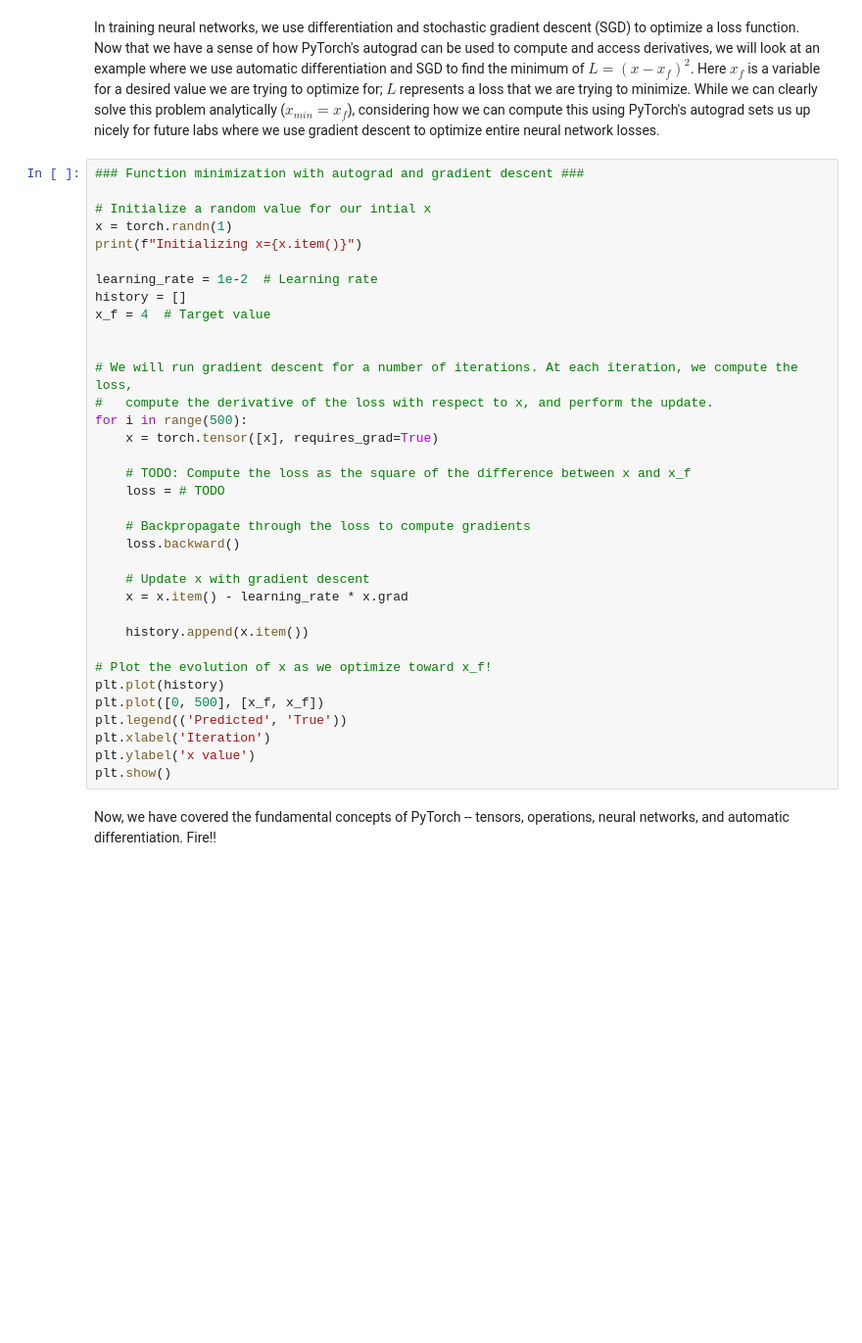
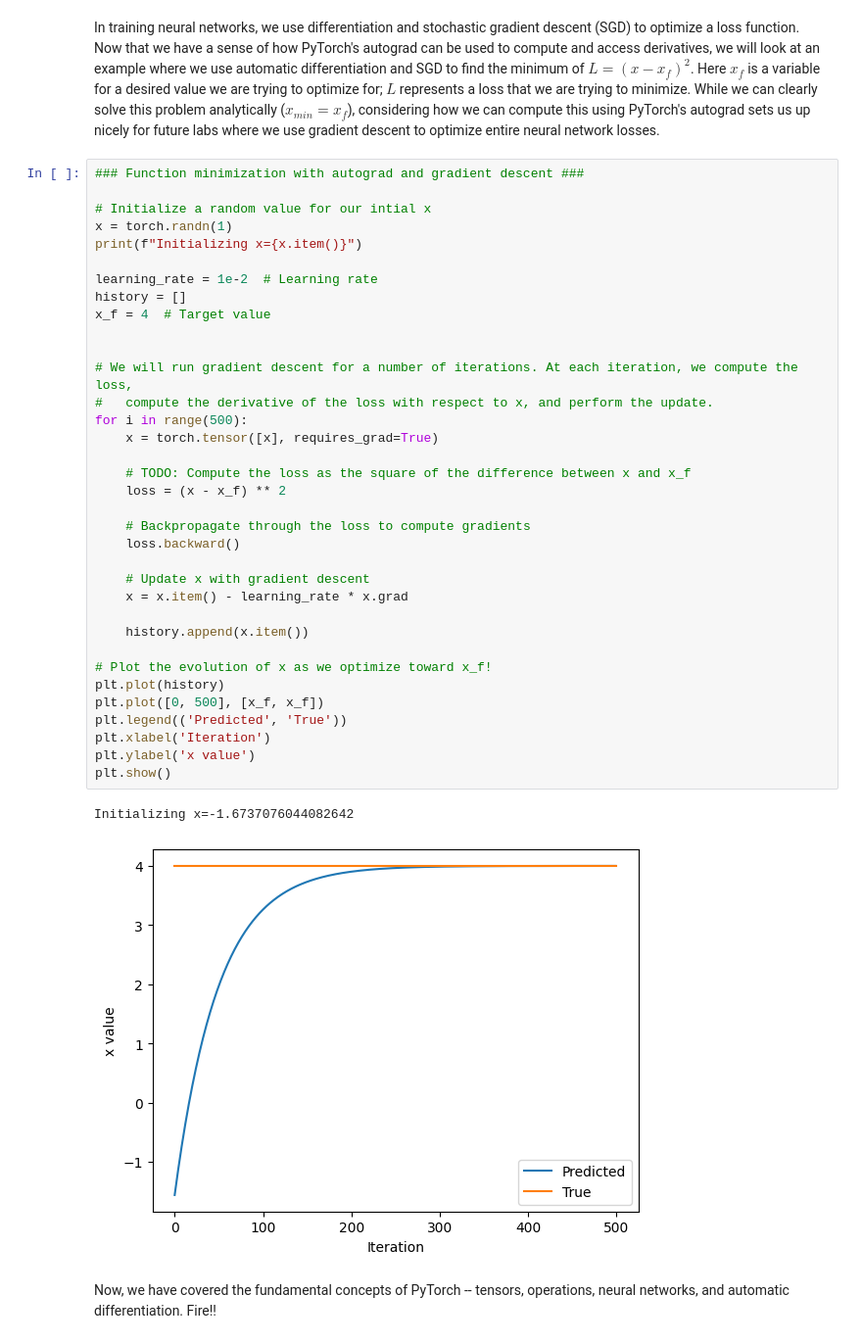
Before and after one commit to vachix/introtodeeplearning, a Jupyter notebook: lab1/PT_Part1_Intro.ipynb, the cells around one changed output. Shown: that part at 98% size. Cells and saved outputs as stored; diff of their text form; blank space fills up the shorter version.

```diff
--- a/lab1/PT_Part1_Intro.ipynb
+++ b/lab1/PT_Part1_Intro.ipynb
@@ -299,33 +343,36 @@ In training neural networks, we use differentiation and stochastic gradient desc
 x = torch.randn(1)
 print(f"Initializing x={x.item()}")
 
 learning_rate = 1e-2  # Learning rate
 history = []
 x_f = 4  # Target value
 
 
 # We will run gradient descent for a number of iterations. At each iteration, we compute the loss,
 #   compute the derivative of the loss with respect to x, and perform the update.
 for i in range(500):
     x = torch.tensor([x], requires_grad=True)
 
     # TODO: Compute the loss as the square of the difference between x and x_f
-    loss = # TODO
+    loss = (x - x_f) ** 2
 
     # Backpropagate through the loss to compute gradients
     loss.backward()
 
     # Update x with gradient descent
     x = x.item() - learning_rate * x.grad
 
     history.append(x.item())
 
 # Plot the evolution of x as we optimize toward x_f!
 plt.plot(history)
 plt.plot([0, 500], [x_f, x_f])
 plt.legend(('Predicted', 'True'))
 plt.xlabel('Iteration')
 plt.ylabel('x value')
 plt.show()
+# %% [output]
+Initializing x=-1.6737076044082642
+[figure, added]
 # %% [markdown]
 Now, we have covered the fundamental concepts of PyTorch -- tensors, operations, neural networks, and automatic differentiation. Fire!!
```
Also changed, not shown: parts of 16 cells of this notebook.
